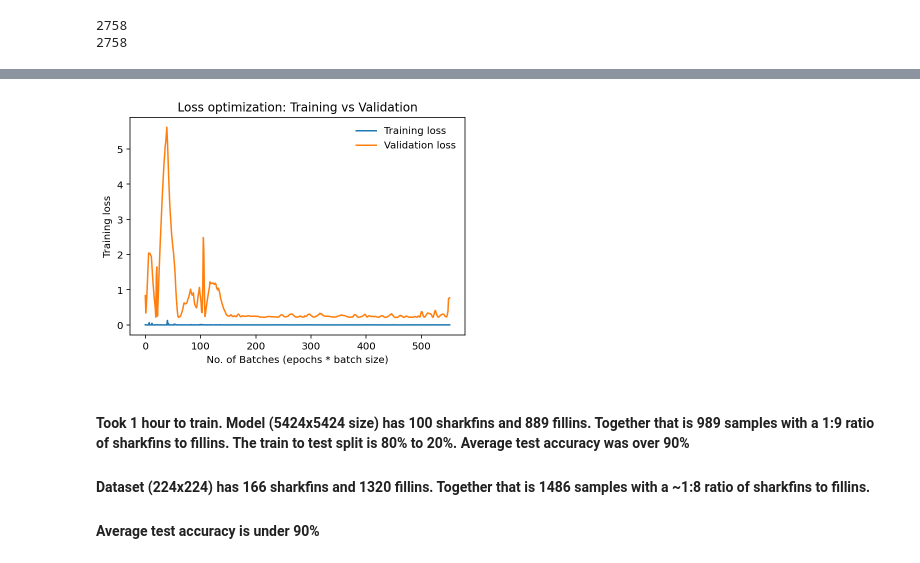
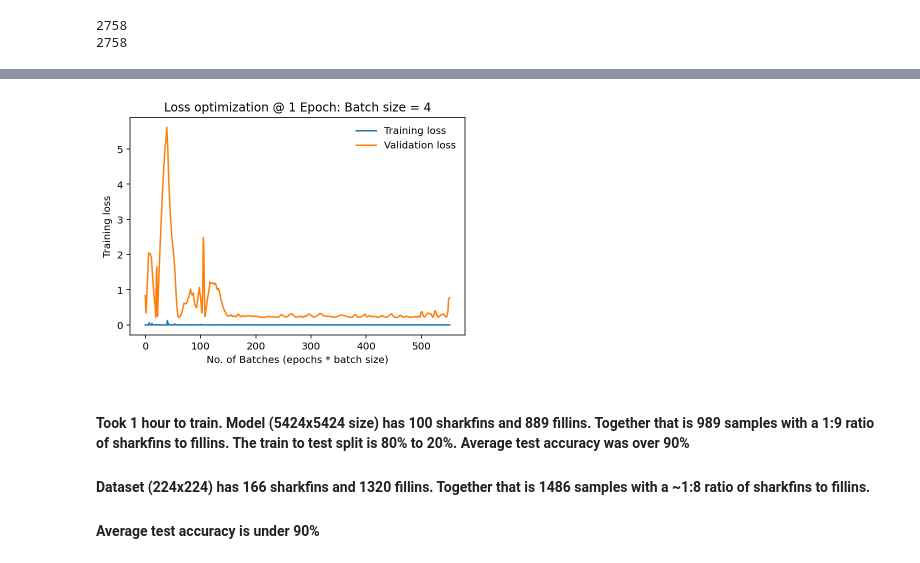
Before and after one commit to adomakor412/NERTO_CIMSS_GOES-R, a Jupyter notebook: AUC_model.ipynb, the cells around one changed output, grey strips where cells are left out. Cells and saved outputs as stored; diff of their text form; code cells hidden in the pictures.

```diff
--- a/AUC_model.ipynb
+++ b/AUC_model.ipynb
@@ -195,13 +195,13 @@ I am working
 # %%
 plt.plot(train_losses, label='Training loss')
 plt.plot(test_losses, label='Validation loss')
-plt.title('Loss optimization: Training vs Validation')
+plt.title(f'Loss optimization @ 1 Epoch: Batch size = {batch_size}')
 plt.xlabel('No. of Batches (epochs * batch size)')
 plt.ylabel('Training loss')
 plt.legend(frameon=False)
 plt.show()
 # %% [output]
-[figure, old version]
+[figure, new version]
 # %% [markdown]
 #### Took 1 hour to train. Model (5424x5424 size) has 100 sharkfins and 889 fillins. Together that is 989 samples with a 1:9 ratio of sharkfins to fillins. The train to test split is 80% to 20%. Average test accuracy was over 90%
 
```
Also changed, not shown: parts of 5 cells of this notebook.
